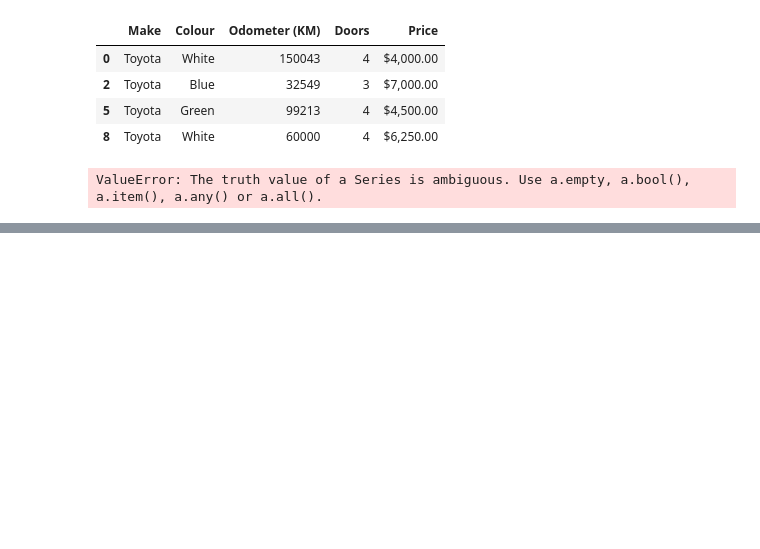
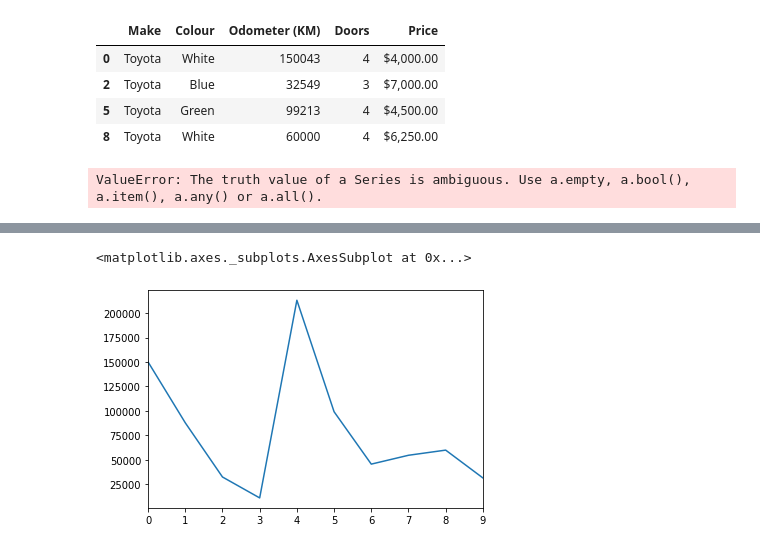
Before and after one commit to akshatz/dataScienceTutorial, a Jupyter notebook: introductionToPandas.ipynb, the cells around one changed output, grey strips where cells are left out. Drawn from its saved outputs; the diff is of its cells as text; code cells hidden in the pictures; blank space fills up the shorter version.

```diff
--- a/introductionToPandas.ipynb
+++ b/introductionToPandas.ipynb
@@ -298,0 +321,5 @@ ValueError: The truth value of a Series is ambiguous. Use a.empty, a.bool(), a.i
+# %%
+car_sales["Odometer (KM)"].plot()
+# %% [output]
+<matplotlib.axes._subplots.AxesSubplot at 0x...>
+[figure, added]
```
Also changed, not shown: parts of 8 cells of this notebook.
